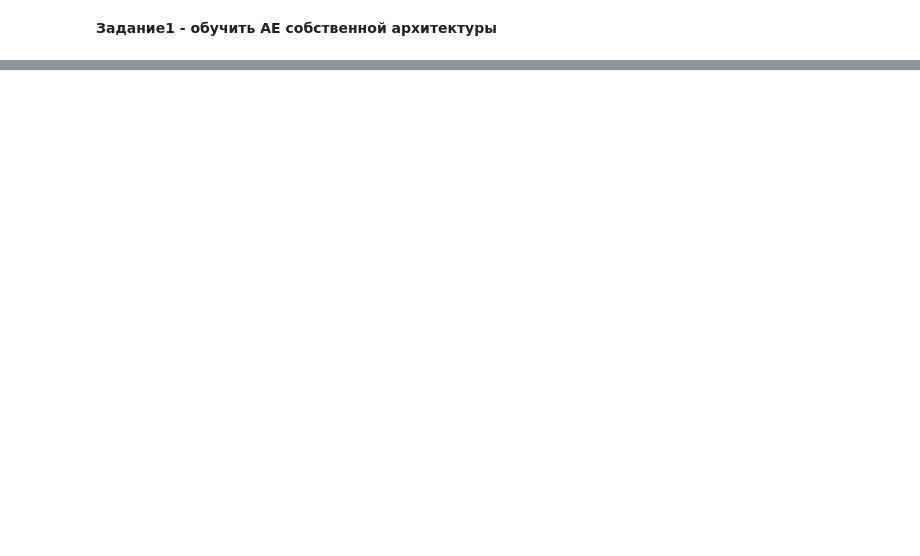
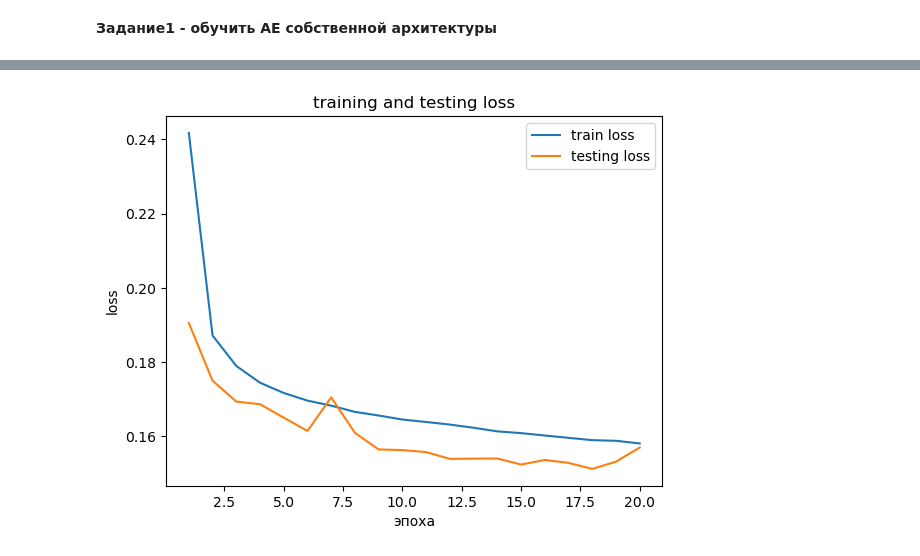
Before and after one commit to DmitriySechkin/ds-learning-sb, a Jupyter notebook: cv2.ipynb, the cells around one changed output, grey strips where cells are left out. Cells and saved outputs as stored; diff of their text form; code cells hidden in the pictures; blank space fills up the shorter version.

```diff
--- a/cv2.ipynb
+++ b/cv2.ipynb
@@ -329,3 +383,13 @@ epoch: 2, step: 400, loss: 0.15016405284404755
+# %%
+plt.plot(range(1, n_epochs+1), train_losses, label='train loss')
+plt.plot(range(1, n_epochs+1), test_losses, label='testing loss')
+plt.xlabel('эпоха')
+plt.ylabel('loss')
+plt.title('training and testing loss')
+plt.legend()
+plt.show()
+# %% [output]
+[figure, added]
 # %%
 item = dataset_test[77][0].unsqueeze(0).to(device).float()
 mu, sigma = model.encoder(item)
```
Also changed, not shown: parts of 17 cells of this notebook.
